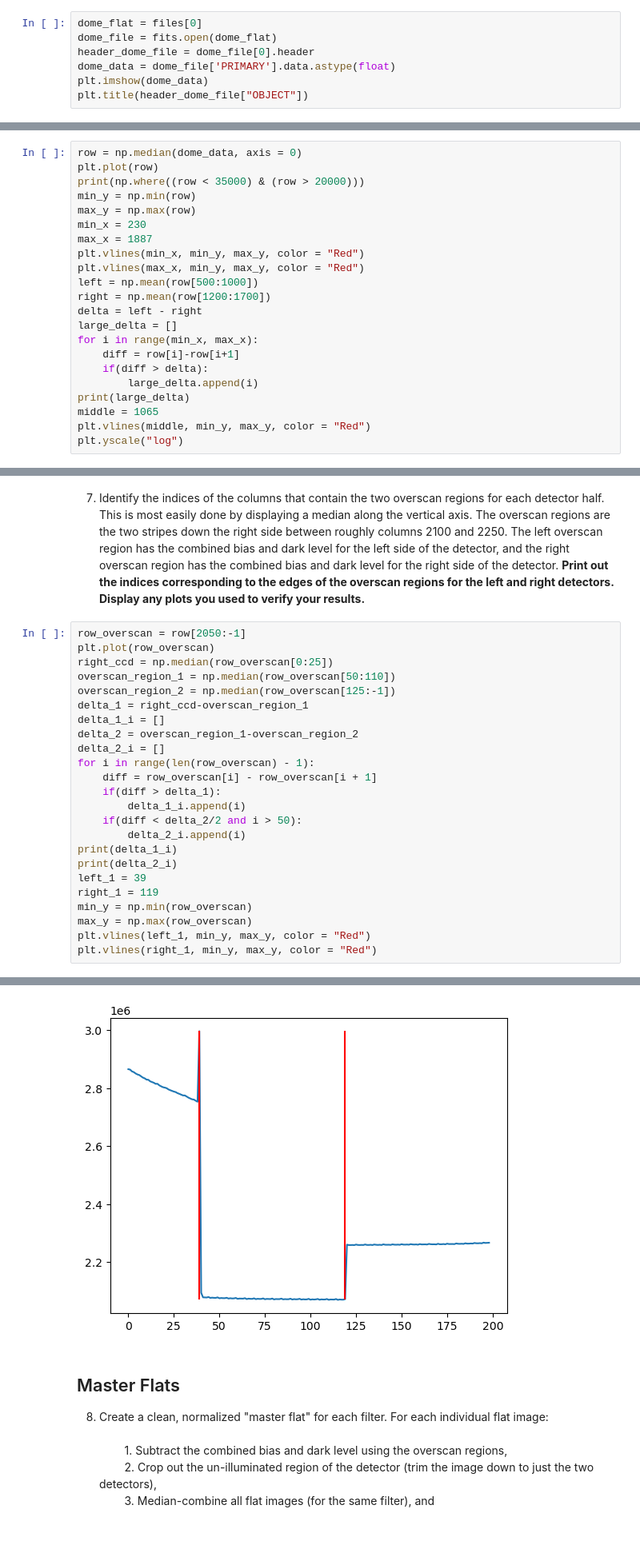
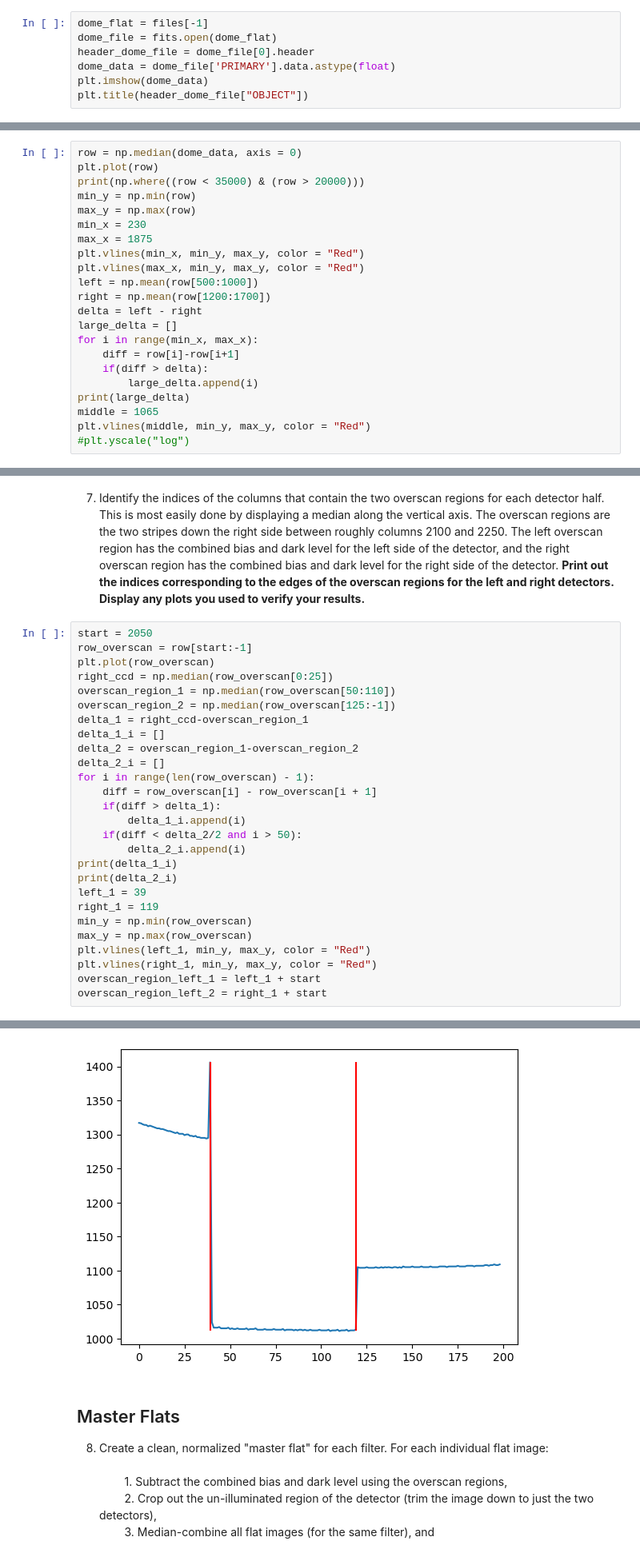
Before and after one commit to Hallflower20/ay107-data-reduction, a Jupyter notebook: problemset2.ipynb, the cells around one changed output, grey strips where cells are left out. Shown at 80% size. Drawn from its saved outputs; the diff is of its cells as text; blank space fills up the shorter version.

```diff
--- a/problemset2.ipynb
+++ b/problemset2.ipynb
@@ -155,7 +156,7 @@ Text(0.5, 1.0, 'W75N (for jmc)')
 # %% [markdown]
 5. Open one of the flat files and display the data. **Display one of the flats. Title the figure with "Flat" and the filter name.** Make sure you understand the various aspects of the image and why it looks the way it does.
 # %%
-dome_flat = files[0]
+dome_flat = files[-1]
 dome_file = fits.open(dome_flat)
 header_dome_file = dome_file[0].header
 dome_data = dome_file['PRIMARY'].data.astype(float)
@@ -173,7 +174,7 @@ print(np.where((row < 35000) & (row > 20000)))
 min_y = np.min(row)
 max_y = np.max(row)
 min_x = 230
-max_x = 1887
+max_x = 1875
 plt.vlines(min_x, min_y, max_y, color = "Red")
 plt.vlines(max_x, min_y, max_y, color = "Red")
 left = np.mean(row[500:1000])
@@ -187,5 +188,5 @@ for i in range(min_x, max_x):
 print(large_delta)
 middle = 1065
 plt.vlines(middle, min_y, max_y, color = "Red")
-plt.yscale("log")
+#plt.yscale("log")
 # %% [output]
@@ -197,7 +199,8 @@ plt.yscale("log")
 # %% [markdown]
 7. Identify the indices of the columns that contain the two overscan regions for each detector half. This is most easily done by displaying a median along the vertical axis. The overscan regions are the two stripes down the right side between roughly columns 2100 and 2250. The left overscan region has the combined bias and dark level for the left side of the detector, and the right overscan region has the combined bias and dark level for the right side of the detector. **Print out the indices corresponding to the edges of the overscan regions for the left and right detectors. Display any plots you used to verify your results.**
 # %%
-row_overscan = row[2050:-1]
+start = 2050
+row_overscan = row[start:-1]
 plt.plot(row_overscan)
 right_ccd = np.median(row_overscan[0:25])
 overscan_region_1 = np.median(row_overscan[50:110])
@@ -220,6 +223,8 @@ min_y = np.min(row_overscan)
 max_y = np.max(row_overscan)
 plt.vlines(left_1, min_y, max_y, color = "Red")
 plt.vlines(right_1, min_y, max_y, color = "Red")
+overscan_region_left_1 = left_1 + start
+overscan_region_left_2 = right_1 + start
 # %% [output]
 [39]
 [119]
@@ -227,4 +231,4 @@ plt.vlines(right_1, min_y, max_y, color = "Red")
-[figure, old version]
+[figure, new version]
 # %% [markdown]
 ## Master Flats
 
```
Also changed, not shown: parts of 16 cells of this notebook.
